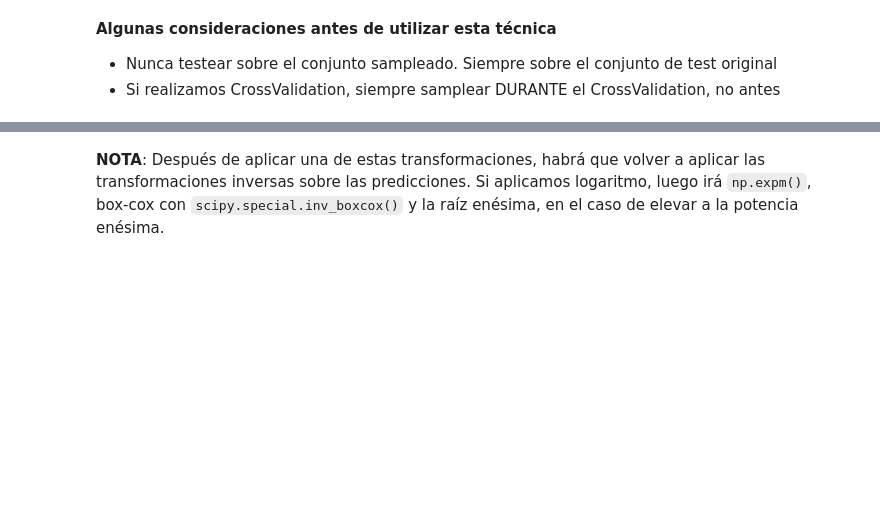
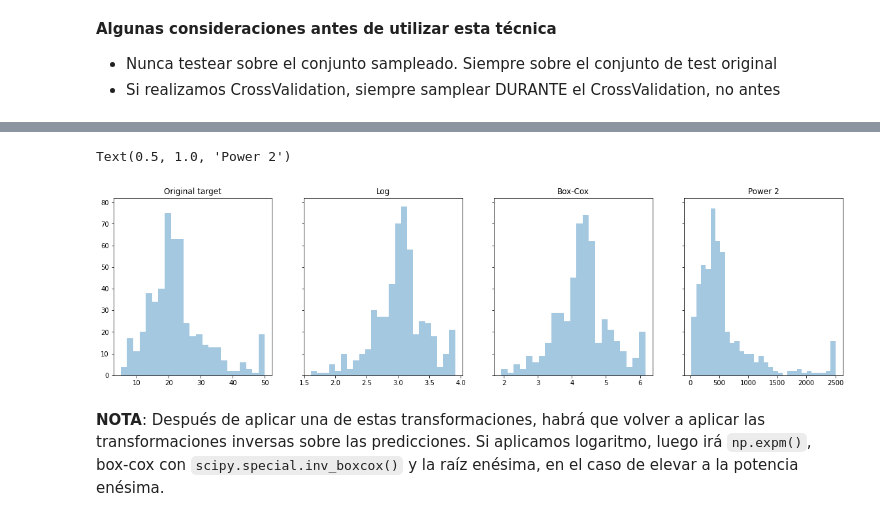
Before and after one commit to marcusRB/thebridge_ft_nov21, a Jupyter notebook: 4-Machine_Learning/1-Supervisado/10- ML Guide/ML Guide_Clase.ipynb, the cells around one changed output, grey strips where cells are left out. Drawn from its saved outputs; the diff is of its cells as text; code cells hidden in the pictures; blank space fills up the shorter version.

```diff
--- a/4-Machine_Learning/1-Supervisado/10- ML Guide/ML Guide_Clase.ipynb
+++ b/4-Machine_Learning/1-Supervisado/10- ML Guide/ML Guide_Clase.ipynb
@@ -322,3 +363,23 @@ Esta gráfica compara la variable en sí con respecto a una función de distribu
+# %%
+fig, axes = plt.subplots(1,4,figsize=(20,5), sharey=True)
+
+# Original target
+sns.distplot(boston_target, kde=False, ax=axes[0])
+axes[0].set_title("Original target")
+
+# Logaritmic
+sns.distplot(np.log(boston_target), kde=False, ax=axes[1])
+axes[1].set_title("Log")
+
+# Box-cox
+sns.distplot(stats.boxcox(boston_target)[0], kde=False, ax=axes[2])
+axes[2].set_title("Box-Cox")
+# Power 2
+sns.distplot(np.power(boston_target,2), kde=False, ax=axes[3])
+axes[3].set_title("Power 2")
+# %% [output]
+Text(0.5, 1.0, 'Power 2')
+[figure, added]
 # %% [markdown]
 **NOTA**: Después de aplicar una de estas transformaciones, habrá que volver a aplicar las transformaciones inversas sobre las predicciones. Si aplicamos logaritmo, luego irá `np.expm()`, box-cox con `scipy.special.inv_boxcox()` y la raíz enésima, en el caso de elevar a la potencia enésima.
 # %% [markdown]
```
Also changed, not shown: parts of 50 cells of this notebook.
